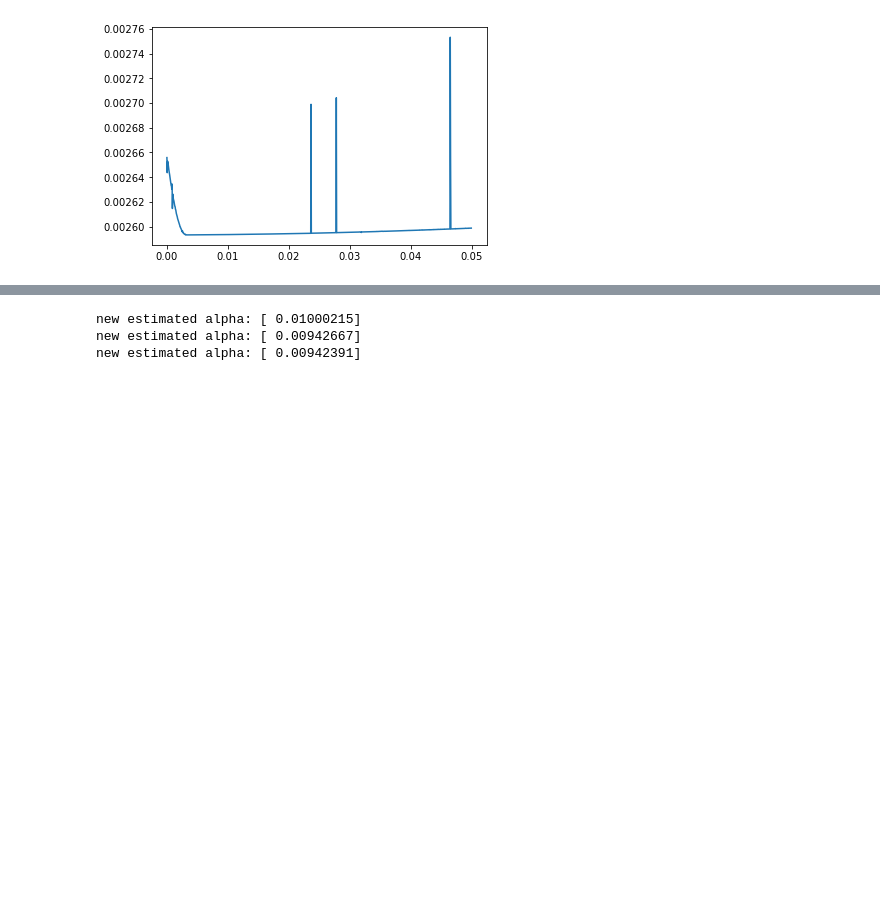
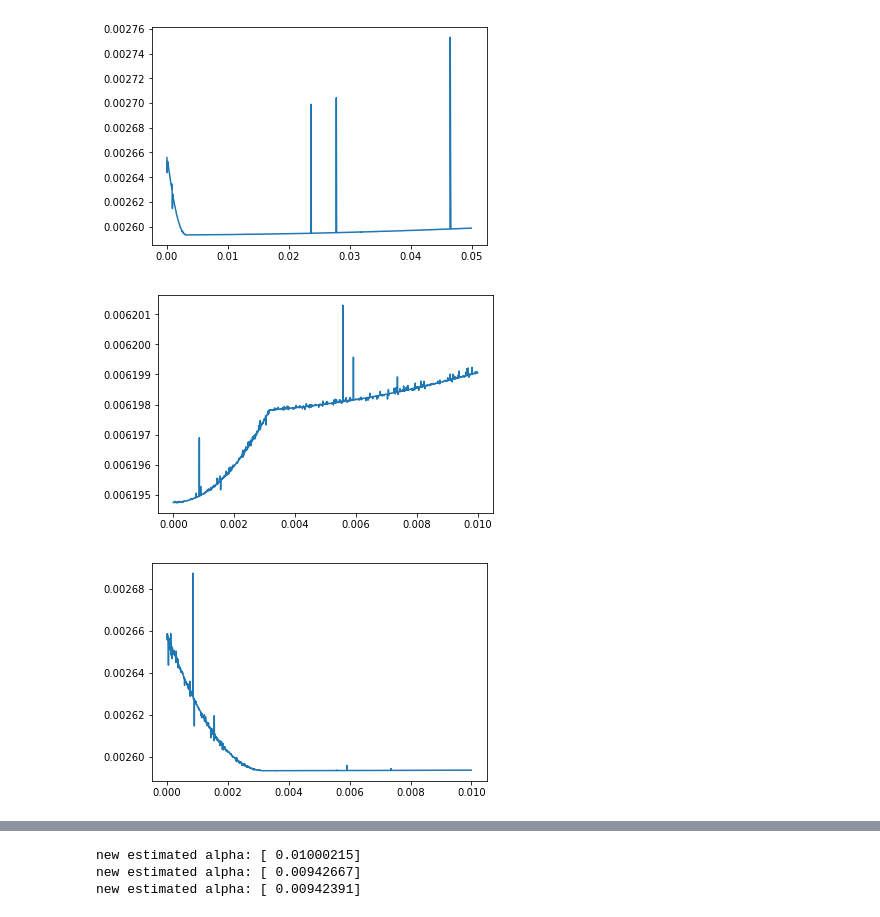
Before and after one commit to readdy/readdy_learn, a Jupyter notebook: analyze/analyze_simple.ipynb, the cells around one changed output, grey strips where cells are left out. Drawn from its saved outputs; the diff is of its cells as text; code cells hidden in the pictures; blank space fills up the shorter version.

```diff
--- a/analyze/analyze_simple.ipynb
+++ b/analyze/analyze_simple.ipynb
@@ -236,4 +240,5 @@ def plot_cv_for_alphas(alphas):
     plt.plot(alphas, np.array(cost_test), label="test")
     np.argmin(np.array(cost_test))
     # plt.ylim((0.00474, 0.0048))
+    return alphas, np.array(cost_learn), np.array(cost_test)
 # %%
@@ -247,4 +252,7 @@ plot_cv_for_alphas(np.arange(0., 0.05, .00005))
 [figure]
 [figure]
 # %%
-plot_cv_for_alphas(np.arange(0., 0.01, .000005))
+alphas_3, cost_learn_3, cost_test_3 = plot_cv_for_alphas(np.arange(0., 0.01, .000005))
+# %% [output]
+[figure, added]
+[figure, added]
```
Also changed, not shown: parts of 6 cells of this notebook.
